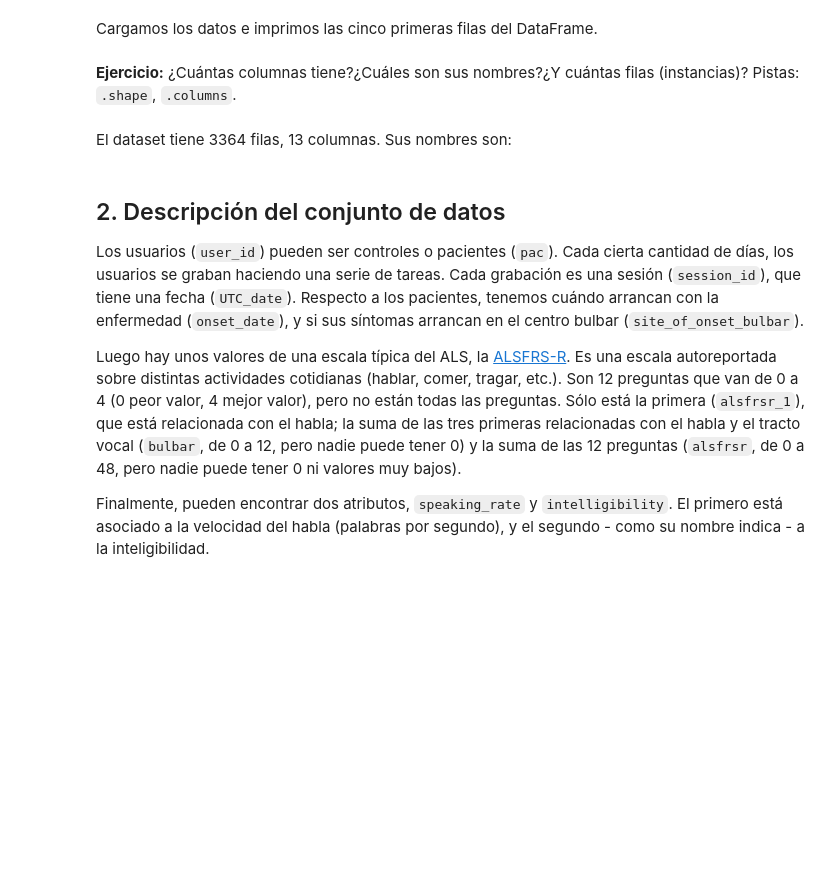
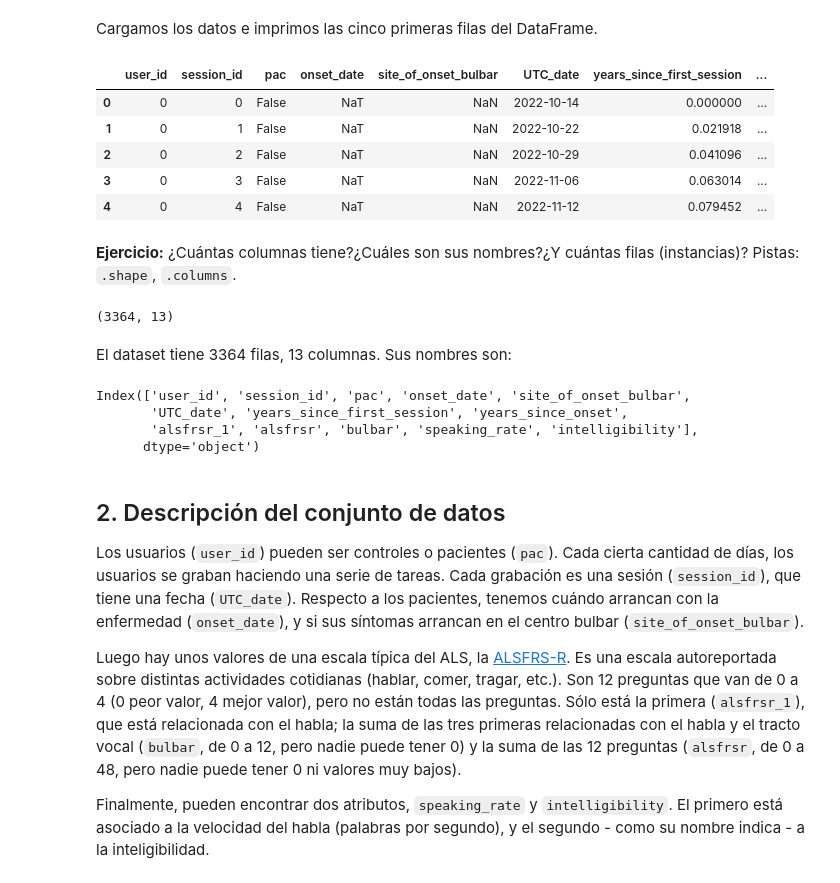
Before and after one commit to LuciaVazquez08/IntroduccionAprendisajeAutomatico, a Jupyter notebook: com/clase 1/analisis_exploratorio de datos.ipynb, the cells around one changed output. Saved outputs shown, nothing was run; the diff lists cells and outputs as text; code cells hidden in the pictures; blank space fills up the shorter version.

```diff
--- a/com/clase 1/analisis_exploratorio de datos.ipynb
+++ b/com/clase 1/analisis_exploratorio de datos.ipynb
@@ -42,16 +42,30 @@ _Pista: Considere el uso de metodos `pd.read_csv()`, `.head()`. Puede ver su doc
 # %% [markdown]
 Cargamos los datos e imprimos las cinco primeras filas del DataFrame.
 # %%
-data = pd.read_csv('EALS_data_con_features_1C_2024.csv', parse_dates=['UTC_date', 'onset_date'])
+data = pd.read_csv('C://Users//Usuario//aprendizajeautomatico//IntroduccionAprendizajeAutomatico//res//EALS_data_con_features_1C_2024.csv', parse_dates=['UTC_date', 'onset_date'])
 data.head()
+# %% [output]
+|  | user_id | session_id | pac | onset_date | site_of_onset_bulbar | UTC_date | years_since_first_session | ... |
+| 0 | 0 | 0 | False | NaT | NaN | 2022-10-14 | 0.000000 | ... |
+| 1 | 0 | 1 | False | NaT | NaN | 2022-10-22 | 0.021918 | ... |
+| 2 | 0 | 2 | False | NaT | NaN | 2022-10-29 | 0.041096 | ... |
+| 3 | 0 | 3 | False | NaT | NaN | 2022-11-06 | 0.063014 | ... |
+| 4 | 0 | 4 | False | NaT | NaN | 2022-11-12 | 0.079452 | ... |
 # %% [markdown]
 **Ejercicio:** ¿Cuántas columnas tiene?¿Cuáles son sus nombres?¿Y cuántas filas (instancias)? Pistas: `.shape`, `.columns`.
 # %%
 print(data.shape)
+# %% [output]
+(3364, 13)
 # %% [markdown]
 El dataset tiene 3364 filas, 13 columnas. Sus nombres son:
 # %%
 data.columns
+# %% [output]
+Index(['user_id', 'session_id', 'pac', 'onset_date', 'site_of_onset_bulbar',
+       'UTC_date', 'years_since_first_session', 'years_since_onset',
+       'alsfrsr_1', 'alsfrsr', 'bulbar', 'speaking_rate', 'intelligibility'],
+      dtype='object')
 # %% [markdown]
 ## 2. Descripción del conjunto de datos
 
```
Also changed, not shown: parts of 11 cells of this notebook.
